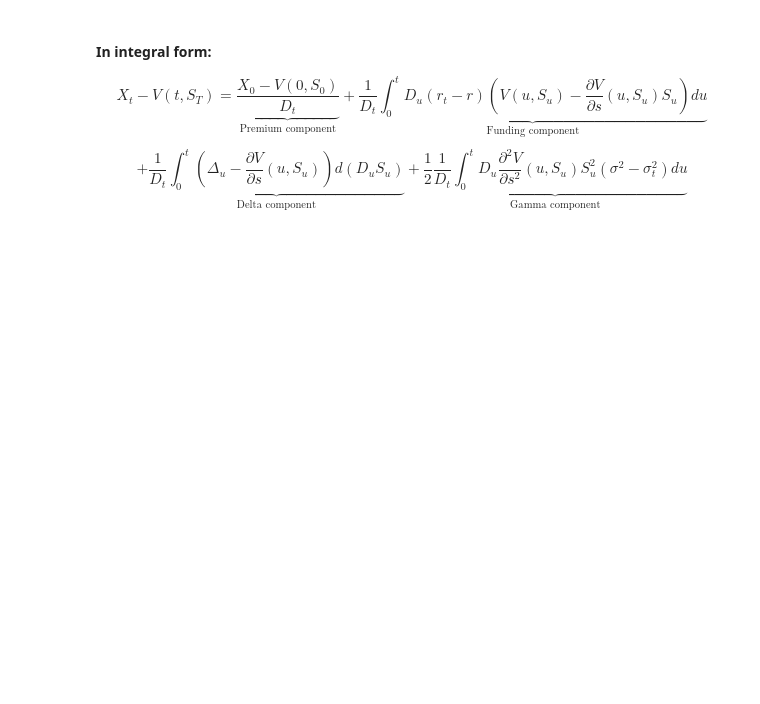
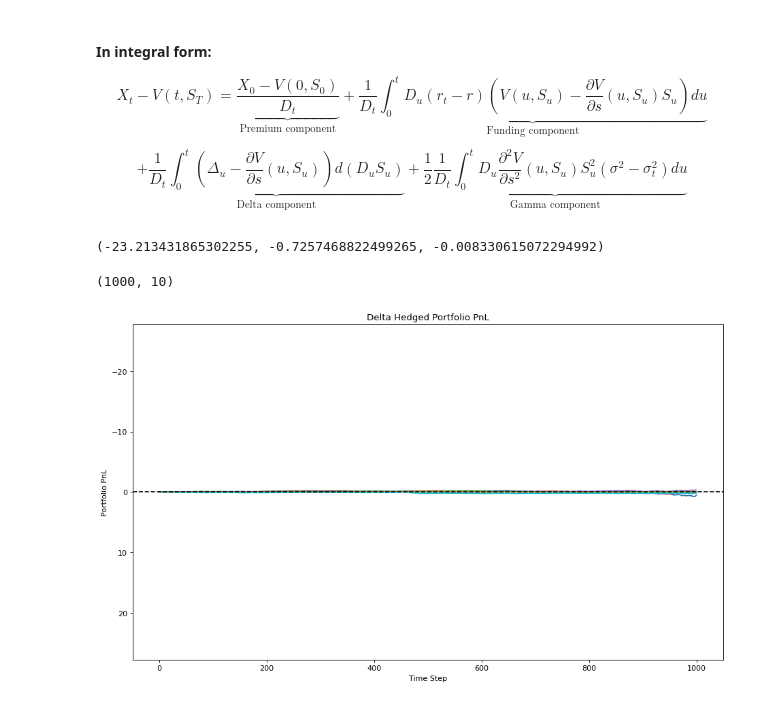
Before and after one commit to NikolaySimakov/model-risk-analysis-course, a Jupyter notebook: hw_1/HW_task_4.ipynb, the cells around one changed output. Cells and saved outputs as stored; diff of their text form; code cells hidden in the pictures; blank space fills up the shorter version.

Commit message:
Solution for put option

```diff
--- a/hw_1/HW_task_4.ipynb
+++ b/hw_1/HW_task_4.ipynb
@@ -65,7 +100,7 @@ def DeltaPutBS(
     d1 = (np.log(spotPrices / strike) + (riskFreeRate + 0.5 *
           volatility ** 2) * maturity) / (volatility * np.sqrt(maturity))
 
-    return norm.cdf(d1)
+    return -norm.cdf(d1)
 # %%
 def GammaPutBS(
     spotPrices: np.array,
@@ -89,4 +124,4 @@ def GammaPutBS(
     d1 = (np.log(spotPrices / strike) + (riskFreeRate + 0.5 *
           volatility ** 2) * maturity) / (volatility * np.sqrt(maturity))
 
-    return norm.pdf(d1) / (spotPrices * volatility * np.sqrt(maturity))
+    return - norm.pdf(d1) / (spotPrices * volatility * np.sqrt(maturity))
@@ -92,0 +130,39 @@ def GammaPutBS(
+# %%
+pv = PVPutBS(
+    spotPrices=S,
+    strike=K,
+    maturity=T,
+    riskFreeRate=riskFreeRate,
+    volatility=optionVolatility
+)
+delta = DeltaPutBS(
+    spotPrices=S,
+    strike=K,
+    maturity=T,
+    riskFreeRate=riskFreeRate,
+    volatility=optionVolatility
+)
+gamma = GammaPutBS(
+    spotPrices=S,
+    strike=K,
+    maturity=T,
+    riskFreeRate=riskFreeRate,
+    volatility=optionVolatility
+)
+
+pv, delta, gamma
+# %% [output]
+(-23.213431865302255, -0.7257468822499265, -0.008330615072294992)
+# %%
+S = 100.
+K = 100.
+stockVolatility = .3
+optionVolatility = .4
+premiumVolatility = .35
+hedgingVolatility = .2
+stockDrift = .1
+riskFreeRate = .16
+riskFreeRateModel = .25
+T = 1.
+timeSteps = 1000
+simulations = 10
@@ -92,0 +300,33 @@ def GammaPutBS(
+# %%
+PnL, ymax = simulatePortfolio(
+    spotPrice=S,
+    spotDrift=stockDrift,
+    strike=K,
+    volatilityStock=stockVolatility,
+    volatilityOption=optionVolatility,
+    volatilityPremium=premiumVolatility,
+    volatilityHedging=hedgingVolatility,
+    riskFreeRate=riskFreeRate,
+    riskFreeRateModel=riskFreeRateModel,
+    stepNumber=timeSteps,
+    maturity=T,
+    simulations=simulations
+)
+# %%
+PnL.shape
+# %% [output]
+(1000, 10)
+# %%
+figure(figsize=(14, 8), dpi=80)
+
+# samplePath = 90
+
+plt.plot(PnL)
+plt.axhline(y=0, color='black', linestyle='--')
+plt.title("Delta Hedged Portfolio PnL")
+plt.xlabel("Time Step")
+plt.ylabel("Portfolio PnL")
+plt.ylim(-ymax, ymax)
+plt.show()
+# %% [output]
+[figure, added]
```
Also changed, not shown: parts of 6 cells of this notebook, 1 other file.
